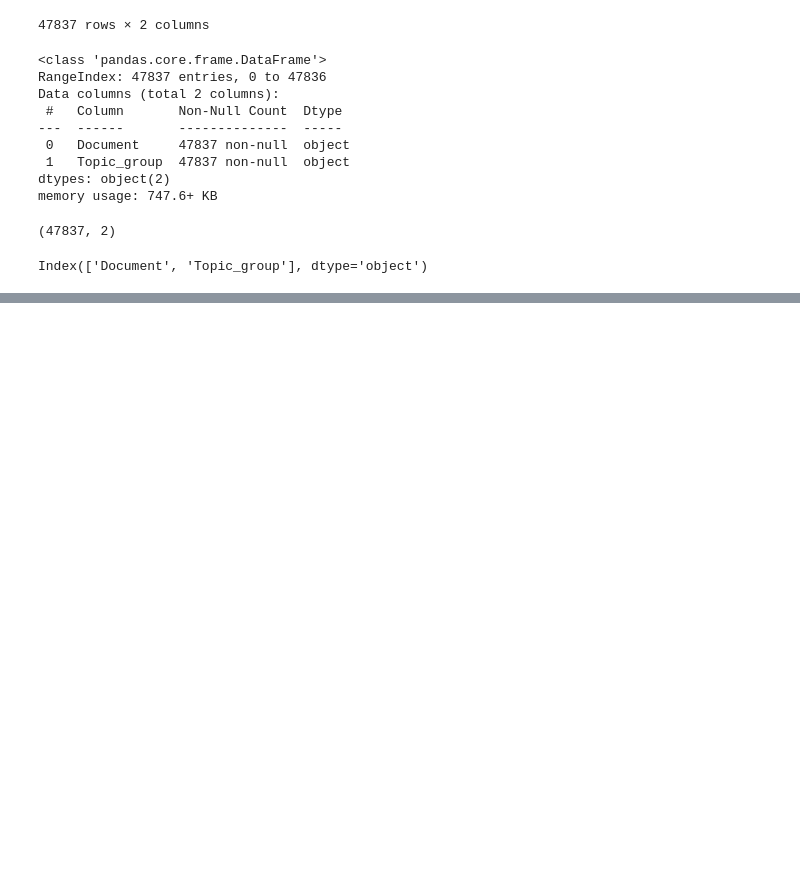
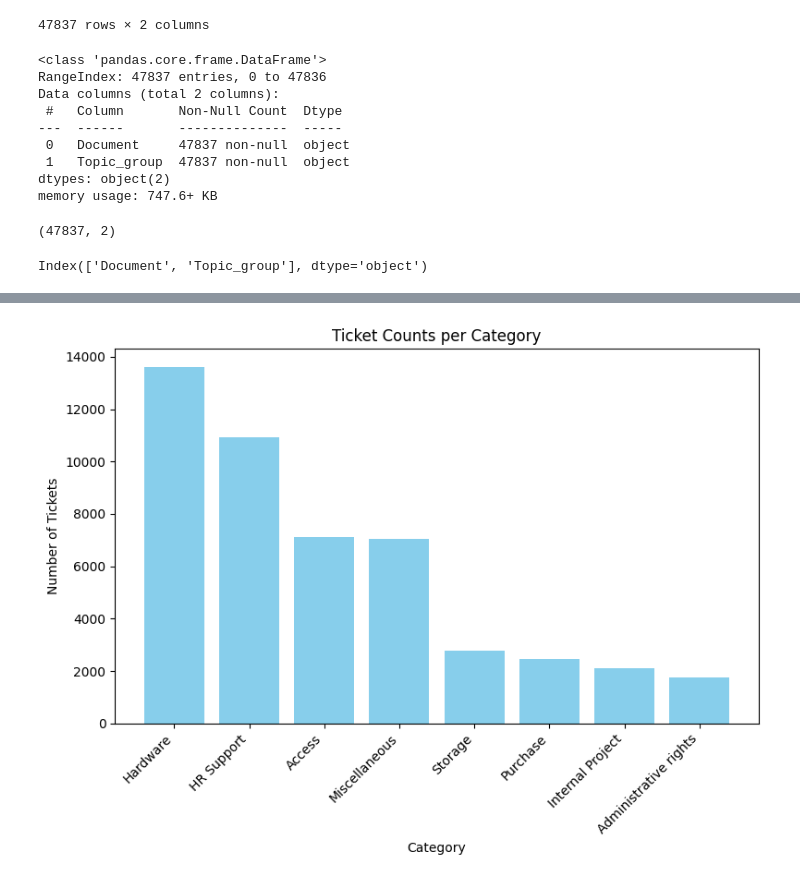
Before and after one commit to Madhumitha212/daily-task, a Jupyter notebook: 13-01-2026/extracting_dataset.ipynb, the cells around one changed output, grey strips where cells are left out. Saved outputs shown, nothing was run; the diff lists cells and outputs as text; code cells hidden in the pictures; blank space fills up the shorter version.

```diff
--- a/13-01-2026/extracting_dataset.ipynb
+++ b/13-01-2026/extracting_dataset.ipynb
@@ -48,0 +80,24 @@ Index(['Document', 'Topic_group'], dtype='object')
+# %%
+import matplotlib.pyplot as plt
+
+category_counts = {
+    "Hardware": 13617,
+    "HR Support": 10915,
+    "Access": 7125,
+    "Miscellaneous": 7060,
+    "Storage": 2777,
+    "Purchase": 2464,
+    "Internal Project": 2119,
+    "Administrative rights": 1760
+}
+
+plt.figure(figsize=(8,6))
+plt.bar(category_counts.keys(), category_counts.values(), color="skyblue")
+plt.title("Ticket Counts per Category")
+plt.xlabel("Category")
+plt.ylabel("Number of Tickets")
+plt.xticks(rotation=45, ha="right")
+plt.tight_layout()
+plt.show()
+# %% [output]
+[figure, added]
```
Also changed, not shown: parts of 5 cells of this notebook.
